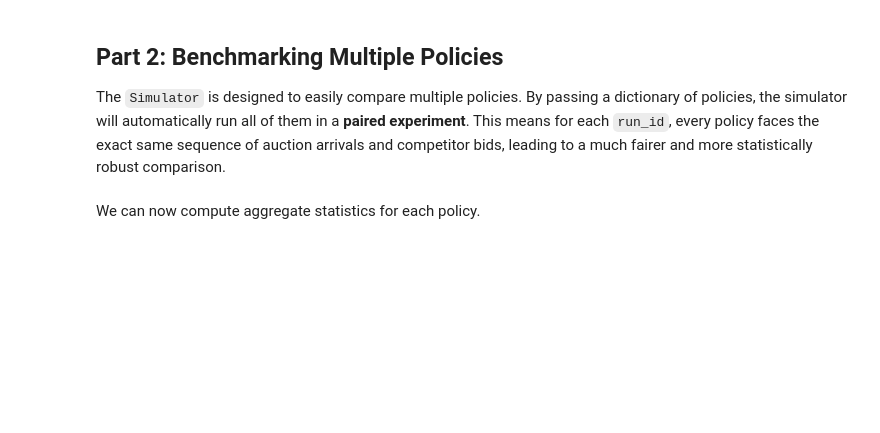
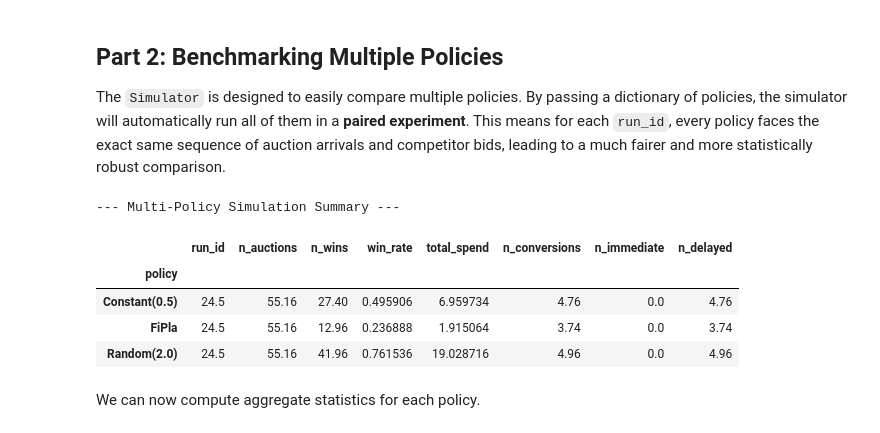
Before and after one commit to eugeniepatard/dynamauction, a Jupyter notebook: docs/simulator_tutorial.ipynb, the cells around one changed output. Saved outputs shown, nothing was run; the diff lists cells and outputs as text; code cells hidden in the pictures; blank space fills up the shorter version.

```diff
--- a/docs/simulator_tutorial.ipynb
+++ b/docs/simulator_tutorial.ipynb
@@ -72,23 +81,30 @@ The `Simulator` is designed to easily compare multiple policies. By passing a di
 # %%
 # 1. Define a dictionary of policies to compare
 policies = {
     "FiPla": FiPlaPolicy(),
     "Constant(0.5)": ConstantPolicy(0.5),
     "Random(2.0)": RandomPolicy(2.0),
 }
 
 # 2. Run the simulator with the policy dictionary
 multi_policy_sim = Simulator(scenario, policies, campaign_cfg={
     "horizon": 10.0,
     "n_runs": 50, # More runs for better statistics
     "seed": 123,
 })
 
 _, _, _, multi_summary_df = multi_policy_sim.run()
 
 # The output summary now includes a 'policy' column
 print("--- Multi-Policy Simulation Summary ---")
-multi_summary_df.head()
+multi_summary_df.groupby("policy").mean()
+# %% [output]
+--- Multi-Policy Simulation Summary ---
+|  | run_id | n_auctions | n_wins | win_rate | total_spend | n_conversions | n_immediate | n_delayed |
+| policy |  |  |  |  |  |  |  |  |
+| Constant(0.5) | 24.5 | 55.16 | 27.40 | 0.495906 | 6.959734 | 4.76 | 0.0 | 4.76 |
+| FiPla | 24.5 | 55.16 | 12.96 | 0.236888 | 1.915064 | 3.74 | 0.0 | 3.74 |
+| Random(2.0) | 24.5 | 55.16 | 41.96 | 0.761536 | 19.028716 | 4.96 | 0.0 | 4.96 |
 # %% [markdown]
 We can now compute aggregate statistics for each policy.
 # %%
```
Also changed, not shown: parts of 12 cells of this notebook, 9 other files.
